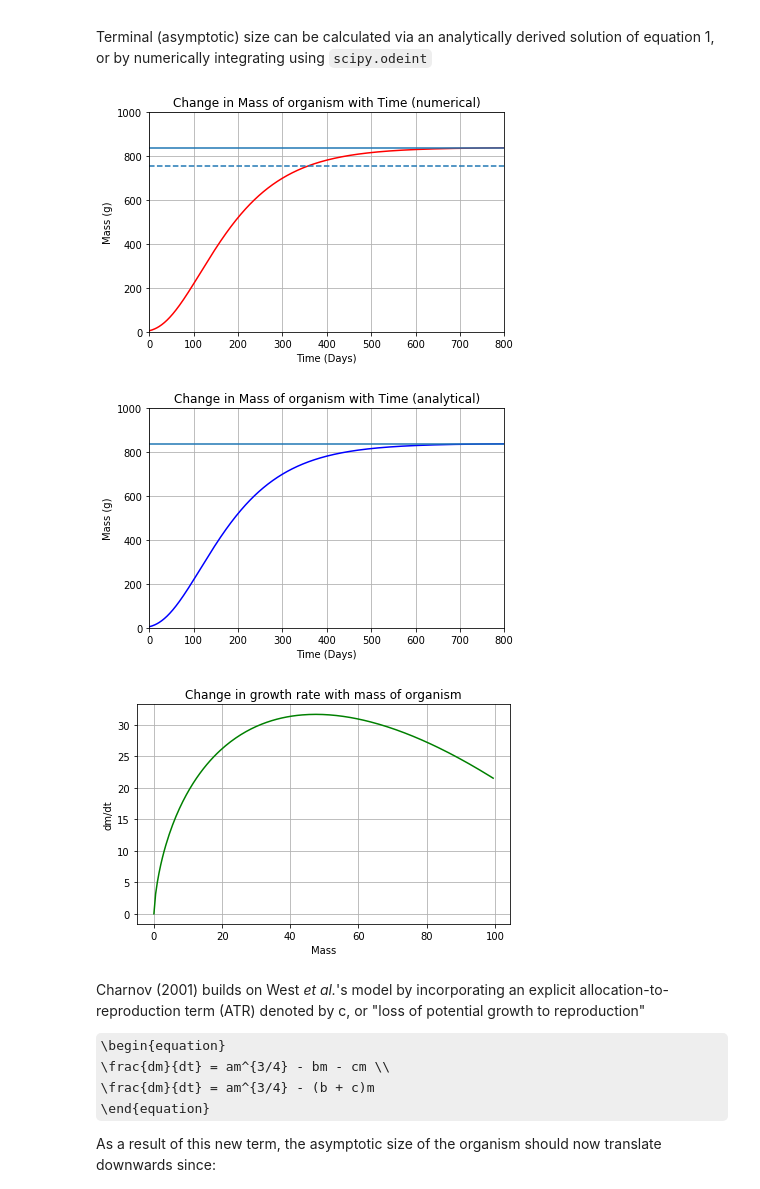
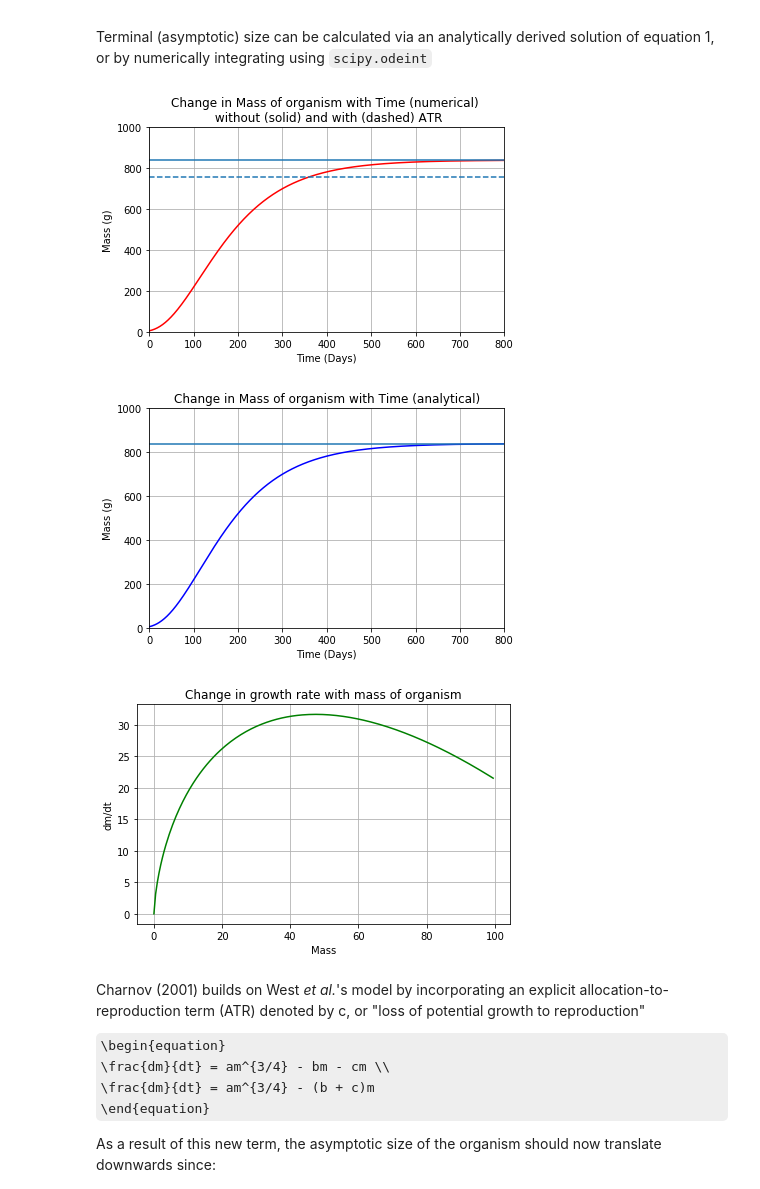
Before and after one commit to lvassor/HyperallometricFecundity, a Jupyter notebook: Code/ontogenetic_growth.ipynb, the cells around one changed output. Saved outputs shown, nothing was run; the diff lists cells and outputs as text; code cells hidden in the pictures; some formulas as TeX source.

```diff
--- a/Code/ontogenetic_growth.ipynb
+++ b/Code/ontogenetic_growth.ipynb
@@ -76,35 +76,35 @@ mass0 = sc.array(m)
 
 # Populate arrays
 mass = np.arange(0,100,0.5) # Mass array
 time = np.arange(0,800,1) # Time array
 a = 0.2
 b = a/(840**0.25)     # rearrange eq. 6 to find b in terms of a
 c = 0.001
 beta=1.08
 
 # Integrate - numerically derived mass with time
 int_mass = integrate.odeint(dm_dt, mass0, t=time, args=(a,b))
 
 # Plot numerical solution
 growth_curve = plt.plot(time, int_mass, 'r-', label = 'Mass with Time')
 plt.xlabel('Time (Days)')
 plt.ylabel('Mass (g)')
-plt.title('Change in Mass of organism with Time (numerical)')
+plt.title('Change in Mass of organism with Time (numerical) \n without (solid) and with (dashed) ATR')
 plt.grid(True)
 axes = plt.gca()
 axes.set_xlim([0,800])
 axes.set_ylim([0,1000])
 plt.axhline((a/b)**4) # asymptotic growth
 plt.axhline((a/(b+c))**4, linestyle='--') # asymptotic growth
 plt.tight_layout()
 plt.show()
 
 # Lifetime Growth curve for guinea pig (West et al. 2001, p2)
 growth_time(M = 840, m0 = 5, a = 0.2, t = time)
 
 growth_model(a = 7, b = 2, m = mass)
 # %% [output]
-[figure, old version]
+[figure, new version]
 [figure]
 [figure]
 # %% [markdown]
```
Also changed, not shown: parts of 4 cells of this notebook, 2 other files.
